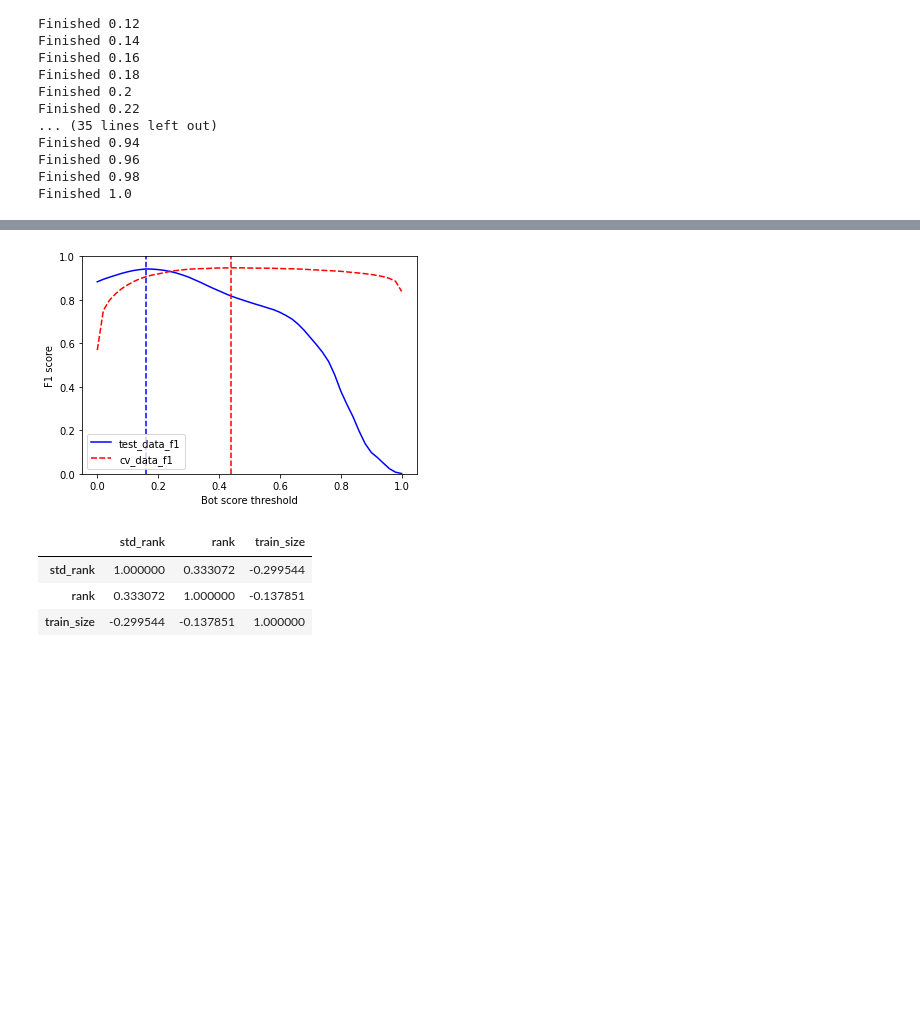
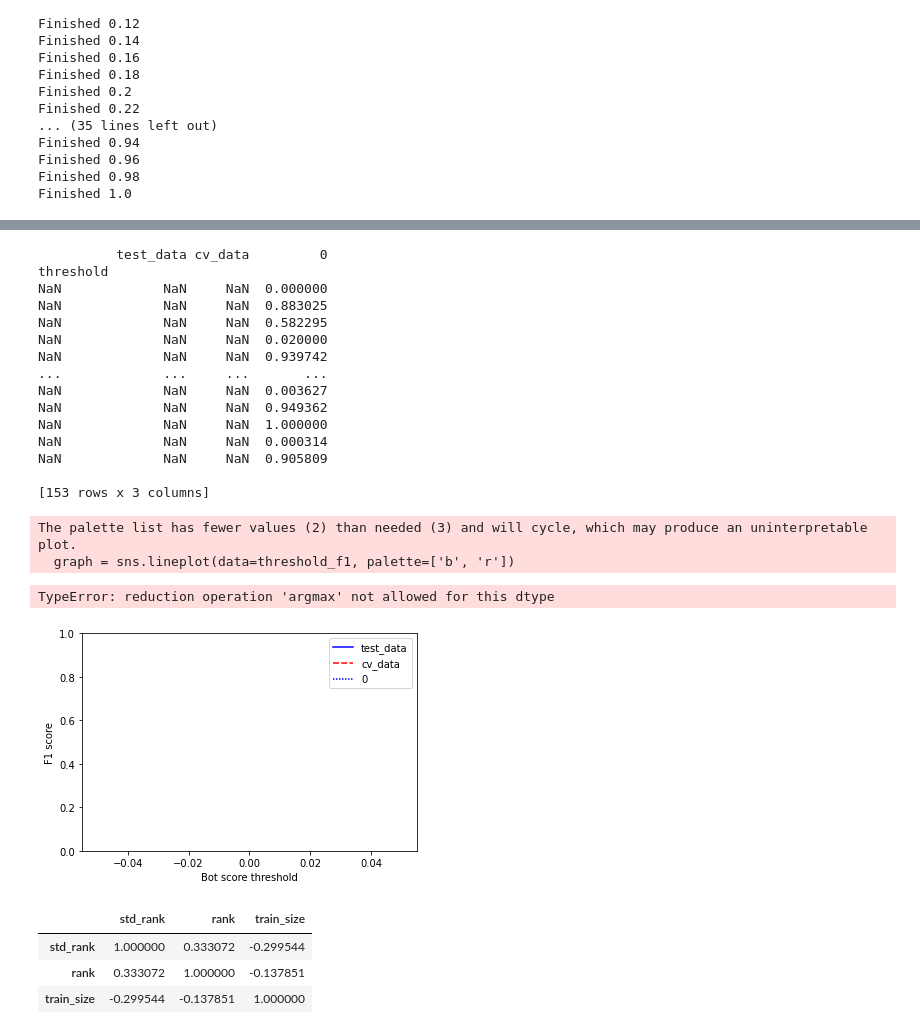
Before and after one commit to KatrinaLiqy/SocialBotDetection, a Jupyter notebook: DataAnalysis.ipynb, the cells around one changed output, grey strips where cells are left out. Cells and saved outputs as stored; diff of their text form; code cells hidden in the pictures; blank space fills up the shorter version.

```diff
--- a/DataAnalysis.ipynb
+++ b/DataAnalysis.ipynb
@@ -52,9 +57,9 @@ top_results
 # %%
-n = 30
+n = 25
 top_result_names = ranked_results.sort_values("rank").head(n)["name"]
 top_result_names
 
-dataset_list = ["varol", "cresci_17", "pronbots", "celebrity", "vendor", "botometer", "political"]
+dataset_list = ["varol", "cresci-17", "pronbots", "celebrity", "vendor-purchased", "botometer-feedback", "political-bots"]
 dataset_count = [0] * len(dataset_list)
 
 #given a dataset appearing in a row, what is the prob it appeared alongside the given column
@@ -194,10 +225,13 @@ m196_cv_data_Y = m196_cv_data["is_bot"]
 # %%
+model_cv_X = top_model_cv_data_X if show_top_model else m196_cv_data_X
+model_cv_Y = top_model_cv_data_Y if show_top_model else m196_cv_data_Y
+
 #5 fold cross validation
 
 clf = RandomForestClassifier(n_estimators=100, class_weight="balanced", random_state=0)
 
 ss = StratifiedShuffleSplit(n_splits=5, test_size=0.2, random_state=0)
-splits = ss.split(X=m196_cv_data_X, y=m196_cv_data_Y)
+splits = ss.split(X=model_cv_X, y=model_cv_Y)
 
 cv_predicted = pd.DataFrame(columns=["bot_prob"])
 cv_Y = np.array([])
@@ -205,10 +239,10 @@ cv_Y = np.array([])
 for split in splits:
   train, test = split
 
-  train_X = m196_cv_data_X.iloc[train]
-  train_Y = m196_cv_data_Y.iloc[train]
-  test_X = m196_cv_data_X.iloc[test]
-  test_Y = m196_cv_data_Y.iloc[test]
+  train_X = model_cv_X.iloc[train]
+  train_Y = model_cv_Y.iloc[train]
+  test_X = model_cv_X.iloc[test]
+  test_Y = model_cv_Y.iloc[test]
   clf.fit(train_X, train_Y)
 
 
@@ -216,7 +250,7 @@ for split in splits:
   predicted = cv_bot_scores.drop("human_prob", axis=1)
 
   #the predicted values are dataframes, the cv_Y values are numpy arrays
-  cv_predicted = cv_predicted.append(predicted, ignore_index=True)
+  cv_predicted = pd.concat([cv_predicted, predicted], ignore_index=True)
   cv_Y = np.concatenate((cv_Y, test_Y))
 
 print(cv_predicted)
@@ -240,14 +274,14 @@ print(cv_Y)
 # %%
-m196 = joblib.load(os.path.join(GOOGLE_DRIVE_PATH, "models/base_shuffle_CV/1101011.joblib"))
+m196 = joblib.load(os.path.join(models_path, "1101011.joblib"))
 
-top_model_stripped = top_model.strip("M")
-best_model = joblib.load(os.path.join(GOOGLE_DRIVE_PATH, f"models/base_shuffle_CV/{top_model_stripped}.joblib"))
+best_model = joblib.load(os.path.join(models_path, f"{top_model_stripped}.joblib"))
 
+model = best_model if show_top_model else m196
 
-test_data_bot_scores =  pd.DataFrame(m196.predict_proba(all_test_data_X), columns = ["human_prob", "bot_prob"])
+test_data_bot_scores =  pd.DataFrame(model.predict_proba(all_test_data_X), columns = ["human_prob", "bot_prob"])
 test_data_predicted = test_data_bot_scores.drop("human_prob", axis=1)
 
 #this is used for the bot scores distribution plot
 predicted = pd.DataFrame()
-predicted["cv_bot_scores"] = cv_predicted
-predicted["test_data_scores"] = test_data_predicted
+predicted["cv"] = cv_predicted
+predicted["test_data"] = test_data_predicted
@@ -254,7 +293,7 @@ predicted["test_data_scores"] = test_data_predicted
 # %%
 thresholds = [x / 100 for x in range(0, 100 + 2, 2)] #0, 0.02, 0.04,... 1
 
-threshold_f1 = pd.DataFrame(columns=["threshold", "test_data_f1", "cv_data_f1"])
+threshold_f1 = pd.DataFrame(columns=["threshold", "test_data", "cv_data"])
 
 for threshold in thresholds:
   test_data_classification = test_data_predicted.apply(lambda row: int(row["bot_prob"] >= threshold), axis=1)
@@ -263,9 +302,9 @@ for threshold in thresholds:
   cv_data_classification = cv_predicted.apply(lambda row: int(row["bot_prob"] >= threshold), axis=1)
   cv_data_f1 = f1_score(cv_Y, cv_data_classification)
 
-  observation = {"threshold": threshold, "test_data_f1": test_data_f1, "cv_data_f1": cv_data_f1}
+  observation = pd.Series({"threshold": threshold, "test_data": test_data_f1, "cv_data": cv_data_f1})
 
-  threshold_f1 = threshold_f1.append(observation, ignore_index = True)
+  threshold_f1 = pd.concat([threshold_f1, observation], ignore_index = True)
 
   print("Finished" , threshold)
 
@@ -300,21 +341,41 @@ fig.savefig(os.path.join(results_path, "fig4a.png"))
 # %%
 
 graph = sns.lineplot(data=threshold_f1, palette=['b', 'r'])
 graph.set(xlabel="Bot score threshold", ylabel="F1 score", ylim=(0,1))
 
 #get index of observation with highest f1_score, then retrieve its threshold
 maxes = threshold_f1.idxmax(axis=0)
-max_test_f1_threshold = maxes["test_data_f1"]
-max_cv_f1_threshold = maxes["cv_data_f1"]
+max_test_f1_threshold = maxes["test_data"]
+max_cv_f1_threshold = maxes["cv_data"]
 
 
 graph.axvline(max_test_f1_threshold, linestyle="--", color="blue")
 graph.axvline(max_cv_f1_threshold, linestyle="--", color="red")
 
 fig = graph.get_figure()
-fig.savefig(os.path.join(results_path, "figure4b.png"))
+
+fig4b_name = "top_model_fig4b.png" if show_top_model else "fig4b.png"
+fig.savefig(os.path.join(results_path, fig4b_name))
 # %% [output]
+          test_data cv_data         0
+threshold
+NaN             NaN     NaN  0.000000
+NaN             NaN     NaN  0.883025
+NaN             NaN     NaN  0.582295
+NaN             NaN     NaN  0.020000
+NaN             NaN     NaN  0.939742
+...             ...     ...       ...
+NaN             NaN     NaN  0.003627
+NaN             NaN     NaN  0.949362
+NaN             NaN     NaN  1.000000
+NaN             NaN     NaN  0.000314
+NaN             NaN     NaN  0.905809
+
+[153 rows x 3 columns]
+The palette list has fewer values (2) than needed (3) and will cycle, which may produce an uninterpretable plot.
+  graph = sns.lineplot(data=threshold_f1, palette=['b', 'r'])
+TypeError: reduction operation 'argmax' not allowed for this dtype
-[figure, old version]
+[figure, new version]
 # %%
 #load results
 stds = pd.read_csv(os.path.join(results_path, "std.csv"))
```
Also changed, not shown: parts of 10 cells of this notebook.
